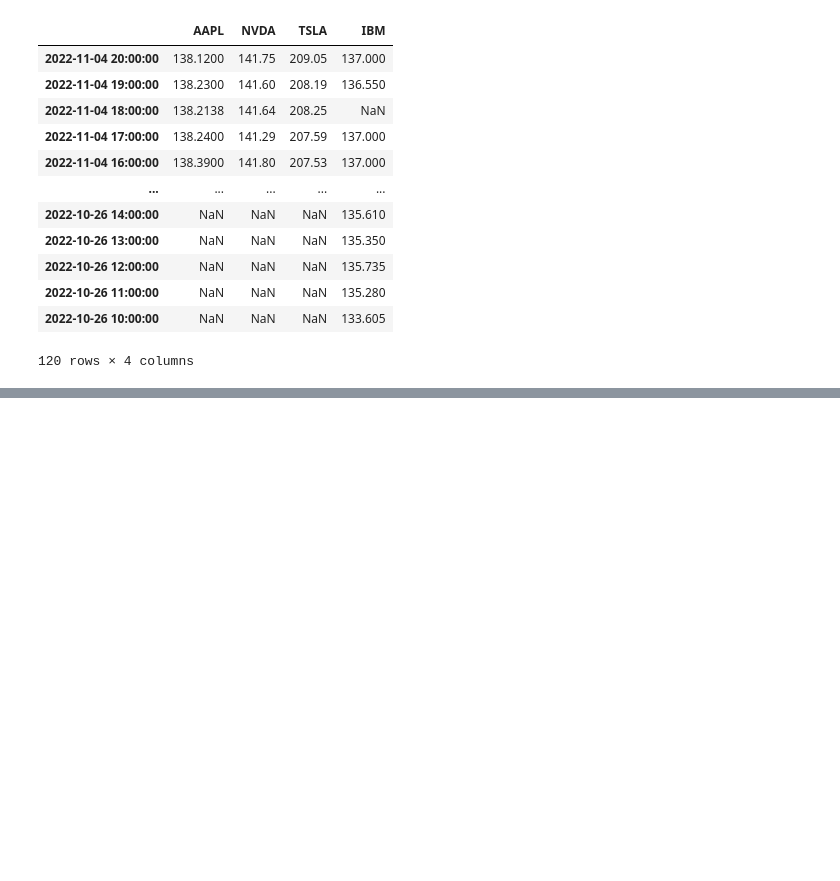
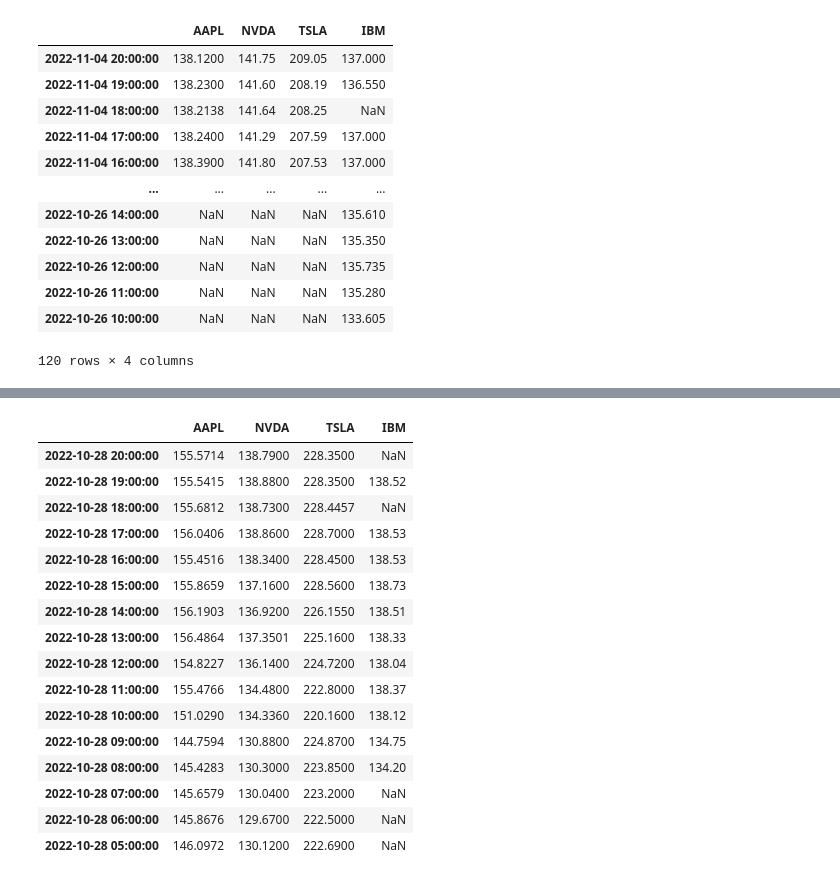
Before and after one commit to kokchun/Databehandling-AI22, a Jupyter notebook: Code-alongs/L4.1-stocks_api.ipynb, the cells around one changed output, grey strips where cells are left out. Cells and saved outputs as stored; diff of their text form; code cells hidden in the pictures; blank space fills up the shorter version.

```diff
--- a/Code-alongs/L4.1-stocks_api.ipynb
+++ b/Code-alongs/L4.1-stocks_api.ipynb
@@ -132,0 +166,20 @@ px.line(
+# %%
+stocks.loc["2022-10-28"] # extracts all rows with date 2022-10-28
+# %% [output]
+|  | AAPL | NVDA | TSLA | IBM |
+| 2022-10-28 20:00:00 | 155.5714 | 138.7900 | 228.3500 | NaN |
+| 2022-10-28 19:00:00 | 155.5415 | 138.8800 | 228.3500 | 138.52 |
+| 2022-10-28 18:00:00 | 155.6812 | 138.7300 | 228.4457 | NaN |
+| 2022-10-28 17:00:00 | 156.0406 | 138.8600 | 228.7000 | 138.53 |
+| 2022-10-28 16:00:00 | 155.4516 | 138.3400 | 228.4500 | 138.53 |
+| 2022-10-28 15:00:00 | 155.8659 | 137.1600 | 228.5600 | 138.73 |
+| 2022-10-28 14:00:00 | 156.1903 | 136.9200 | 226.1550 | 138.51 |
+| 2022-10-28 13:00:00 | 156.4864 | 137.3501 | 225.1600 | 138.33 |
+| 2022-10-28 12:00:00 | 154.8227 | 136.1400 | 224.7200 | 138.04 |
+| 2022-10-28 11:00:00 | 155.4766 | 134.4800 | 222.8000 | 138.37 |
+| 2022-10-28 10:00:00 | 151.0290 | 134.3360 | 220.1600 | 138.12 |
+| 2022-10-28 09:00:00 | 144.7594 | 130.8800 | 224.8700 | 134.75 |
+| 2022-10-28 08:00:00 | 145.4283 | 130.3000 | 223.8500 | 134.20 |
+| 2022-10-28 07:00:00 | 145.6579 | 130.0400 | 223.2000 | NaN |
+| 2022-10-28 06:00:00 | 145.8676 | 129.6700 | 222.5000 | NaN |
+| 2022-10-28 05:00:00 | 146.0972 | 130.1200 | 222.6900 | NaN |
```
Also changed, not shown: parts of 7 cells of this notebook.
